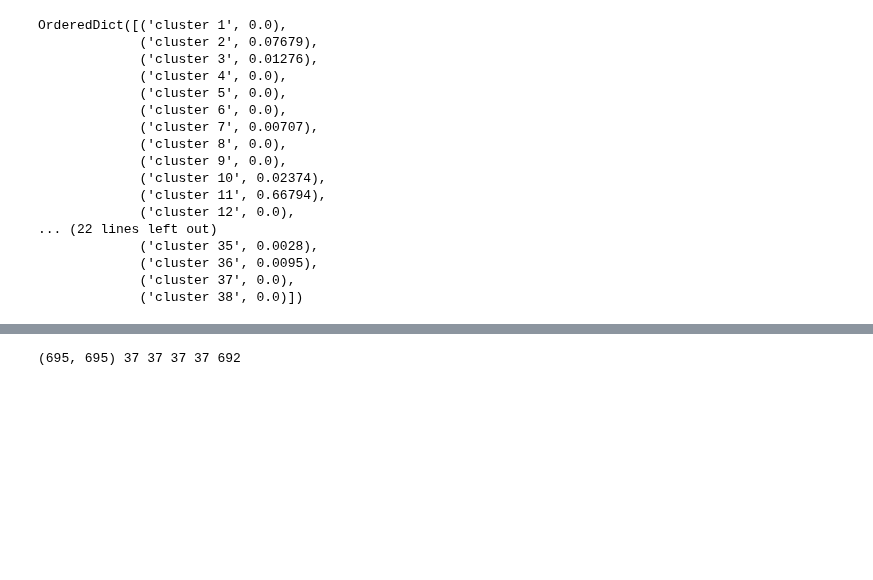
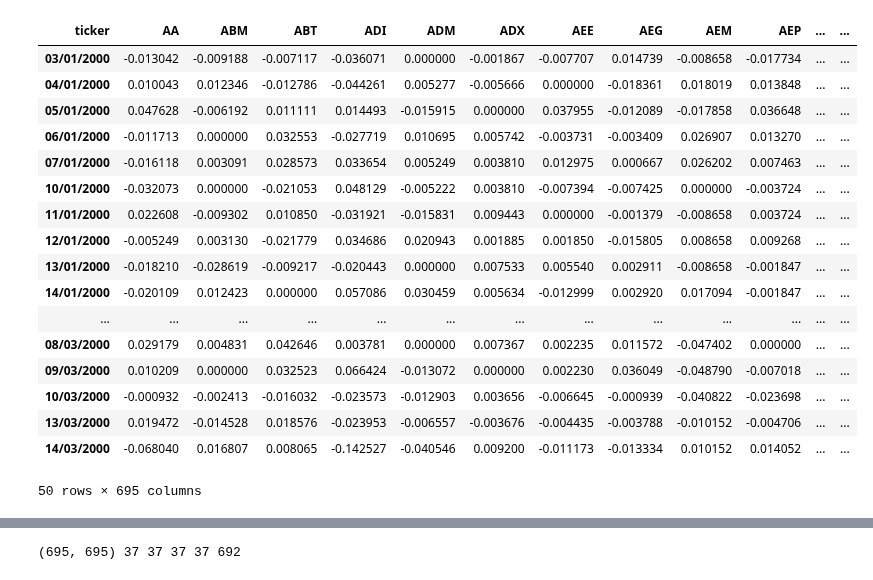
Before and after one commit to MohamedKeteb/Portfolio_clustering_project, a Jupyter notebook: Code/test.ipynb, the cells around one changed output, grey strips where cells are left out. Cells and saved outputs as stored; diff of their text form; code cells hidden in the pictures; blank space fills up the shorter version.

Commit message:
modification of the shape of the dataframe, from now on it has to contain stock returns in columns

```diff
--- a/Code/test.ipynb
+++ b/Code/test.ipynb
@@ -96,20 +33,0 @@ markowitz_weights = ef.clean_weights()
-# %%
-markowitz_weights
-# %% [output]
-OrderedDict([('cluster 1', 0.0),
-             ('cluster 2', 0.07679),
-             ('cluster 3', 0.01276),
-             ('cluster 4', 0.0),
-             ('cluster 5', 0.0),
-             ('cluster 6', 0.0),
-             ('cluster 7', 0.00707),
-             ('cluster 8', 0.0),
-             ('cluster 9', 0.0),
-             ('cluster 10', 0.02374),
-             ('cluster 11', 0.66794),
-             ('cluster 12', 0.0),
-... (22 lines left out)
-             ('cluster 35', 0.0028),
-             ('cluster 36', 0.0095),
-             ('cluster 37', 0.0),
-             ('cluster 38', 0.0)])
@@ -121,0 +36,21 @@ for cluster in constituent_weights.keys():
+# %%
+df_cleaned.iloc[lookback_window[0]:lookback_window[1], :]
+# %% [output]
+| ticker | AA | ABM | ABT | ADI | ADM | ADX | AEE | AEG | AEM | AEP | ... | ... |
+| 03/01/2000 | -0.013042 | -0.009188 | -0.007117 | -0.036071 | 0.000000 | -0.001867 | -0.007707 | 0.014739 | -0.008658 | -0.017734 | ... | ... |
+| 04/01/2000 | 0.010043 | 0.012346 | -0.012786 | -0.044261 | 0.005277 | -0.005666 | 0.000000 | -0.018361 | 0.018019 | 0.013848 | ... | ... |
+| 05/01/2000 | 0.047628 | -0.006192 | 0.011111 | 0.014493 | -0.015915 | 0.000000 | 0.037955 | -0.012089 | -0.017858 | 0.036648 | ... | ... |
+| 06/01/2000 | -0.011713 | 0.000000 | 0.032553 | -0.027719 | 0.010695 | 0.005742 | -0.003731 | -0.003409 | 0.026907 | 0.013270 | ... | ... |
+| 07/01/2000 | -0.016118 | 0.003091 | 0.028573 | 0.033654 | 0.005249 | 0.003810 | 0.012975 | 0.000667 | 0.026202 | 0.007463 | ... | ... |
+| 10/01/2000 | -0.032073 | 0.000000 | -0.021053 | 0.048129 | -0.005222 | 0.003810 | -0.007394 | -0.007425 | 0.000000 | -0.003724 | ... | ... |
+| 11/01/2000 | 0.022608 | -0.009302 | 0.010850 | -0.031921 | -0.015831 | 0.009443 | 0.000000 | -0.001379 | -0.008658 | 0.003724 | ... | ... |
+| 12/01/2000 | -0.005249 | 0.003130 | -0.021779 | 0.034686 | 0.020943 | 0.001885 | 0.001850 | -0.015805 | 0.008658 | 0.009268 | ... | ... |
+| 13/01/2000 | -0.018210 | -0.028619 | -0.009217 | -0.020443 | 0.000000 | 0.007533 | 0.005540 | 0.002911 | -0.008658 | -0.001847 | ... | ... |
+| 14/01/2000 | -0.020109 | 0.012423 | 0.000000 | 0.057086 | 0.030459 | 0.005634 | -0.012999 | 0.002920 | 0.017094 | -0.001847 | ... | ... |
+| ... | ... | ... | ... | ... | ... | ... | ... | ... | ... | ... | ... | ... |
+| 08/03/2000 | 0.029179 | 0.004831 | 0.042646 | 0.003781 | 0.000000 | 0.007367 | 0.002235 | 0.011572 | -0.047402 | 0.000000 | ... | ... |
+| 09/03/2000 | 0.010209 | 0.000000 | 0.032523 | 0.066424 | -0.013072 | 0.000000 | 0.002230 | 0.036049 | -0.048790 | -0.007018 | ... | ... |
+| 10/03/2000 | -0.000932 | -0.002413 | -0.016032 | -0.023573 | -0.012903 | 0.003656 | -0.006645 | -0.000939 | -0.040822 | -0.023698 | ... | ... |
+| 13/03/2000 | 0.019472 | -0.014528 | 0.018576 | -0.023953 | -0.006557 | -0.003676 | -0.004435 | -0.003788 | -0.010152 | -0.004706 | ... | ... |
+| 14/03/2000 | -0.068040 | 0.016807 | 0.008065 | -0.142527 | -0.040546 | 0.009200 | -0.011173 | -0.013334 | 0.010152 | 0.014052 | ... | ... |
+50 rows × 695 columns
```
Also changed, not shown: parts of 7 cells of this notebook, 1 other file.
